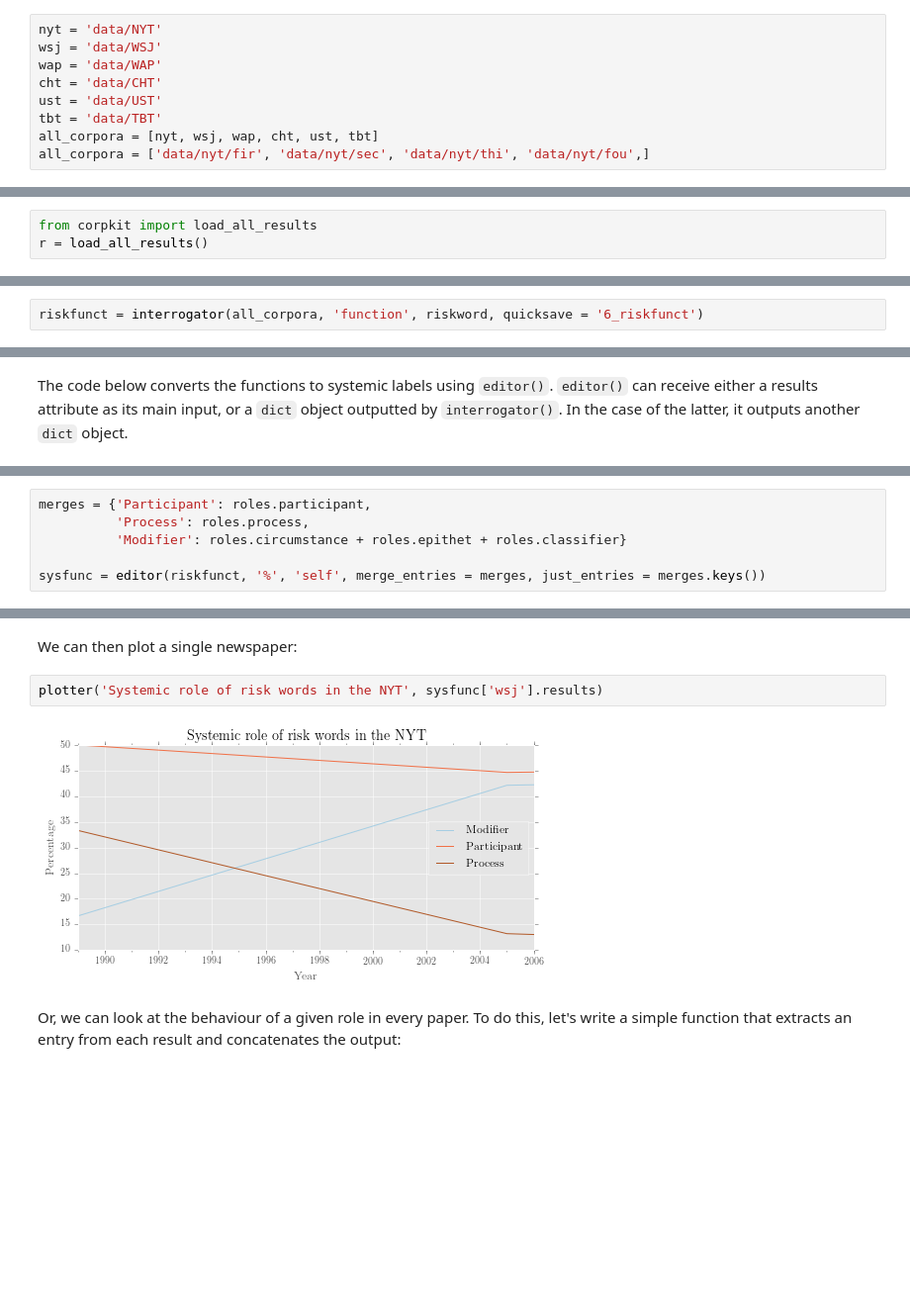
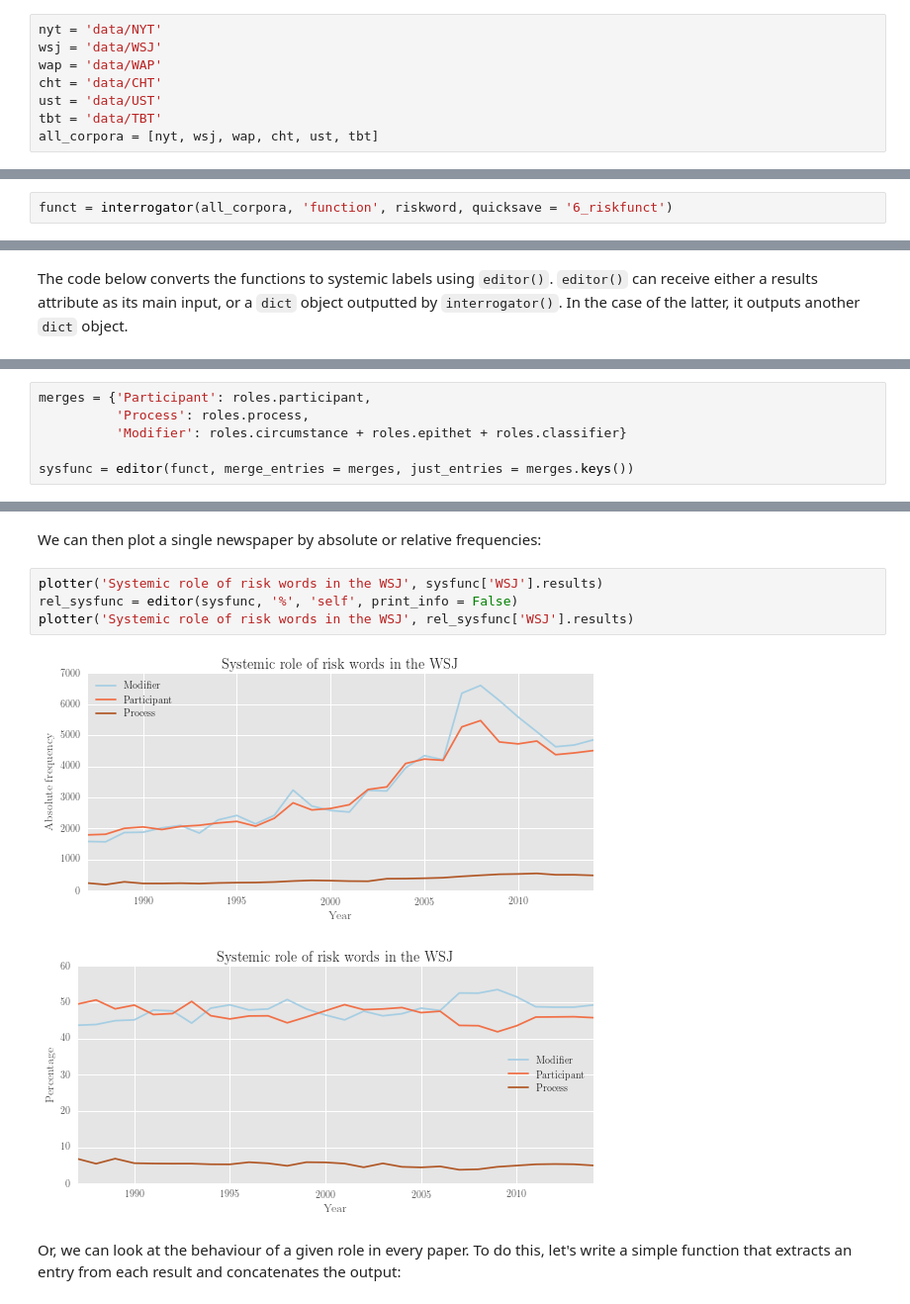
Before and after one commit to interrogator/risk, a Jupyter notebook: risk_comparison.ipynb, the cells around one changed output, grey strips where cells are left out. Shown at 99% size. Drawn from its saved outputs; the diff is of its cells as text; blank space fills up the shorter version.

```diff
--- a/risk_comparison.ipynb
+++ b/risk_comparison.ipynb
@@ -98,9 +98,5 @@ cht = 'data/CHT'
 ust = 'data/UST'
 tbt = 'data/TBT'
 all_corpora = [nyt, wsj, wap, cht, ust, tbt]
-all_corpora = ['data/nyt/fir', 'data/nyt/sec', 'data/nyt/thi', 'data/nyt/fou',]
 # %% [markdown]
 If you already have data saved, you might want to load it all into memory now:
-# %%
-from corpkit import load_all_results
-r = load_all_results()
@@ -229,2 +397,2 @@ We can also look at risk words by dependency role:
 # %%
-riskfunct = interrogator(all_corpora, 'function', riskword, quicksave = '6_riskfunct')
+funct = interrogator(all_corpora, 'function', riskword, quicksave = '6_riskfunct')
@@ -257,7 +454,7 @@ merges = {'Participant': roles.participant,
           'Process': roles.process,
           'Modifier': roles.circumstance + roles.epithet + roles.classifier}
 
-sysfunc = editor(riskfunct, '%', 'self', merge_entries = merges, just_entries = merges.keys())
+sysfunc = editor(funct, merge_entries = merges, just_entries = merges.keys())
 # %% [output]
 ***Processing results***
 ========================
@@ -279,9 +476,12 @@ Merging 3 entries as "Participant":
 # %% [markdown]
-We can then plot a single newspaper:
+We can then plot a single newspaper by absolute or relative frequencies:
 # %%
-plotter('Systemic role of risk words in the NYT', sysfunc['wsj'].results)
+plotter('Systemic role of risk words in the WSJ', sysfunc['WSJ'].results)
+rel_sysfunc = editor(sysfunc, '%', 'self', print_info = False)
+plotter('Systemic role of risk words in the WSJ', rel_sysfunc['WSJ'].results)
 # %% [output]
-[figure, old version]
+[figure, new version]
+[figure, added]
 # %% [markdown]
 Or, we can look at the behaviour of a given role in every paper. To do this, let's write a simple function that extracts an entry from each result and concatenates the output:
 # %%
```
Also changed, not shown: parts of 119 cells of this notebook.
